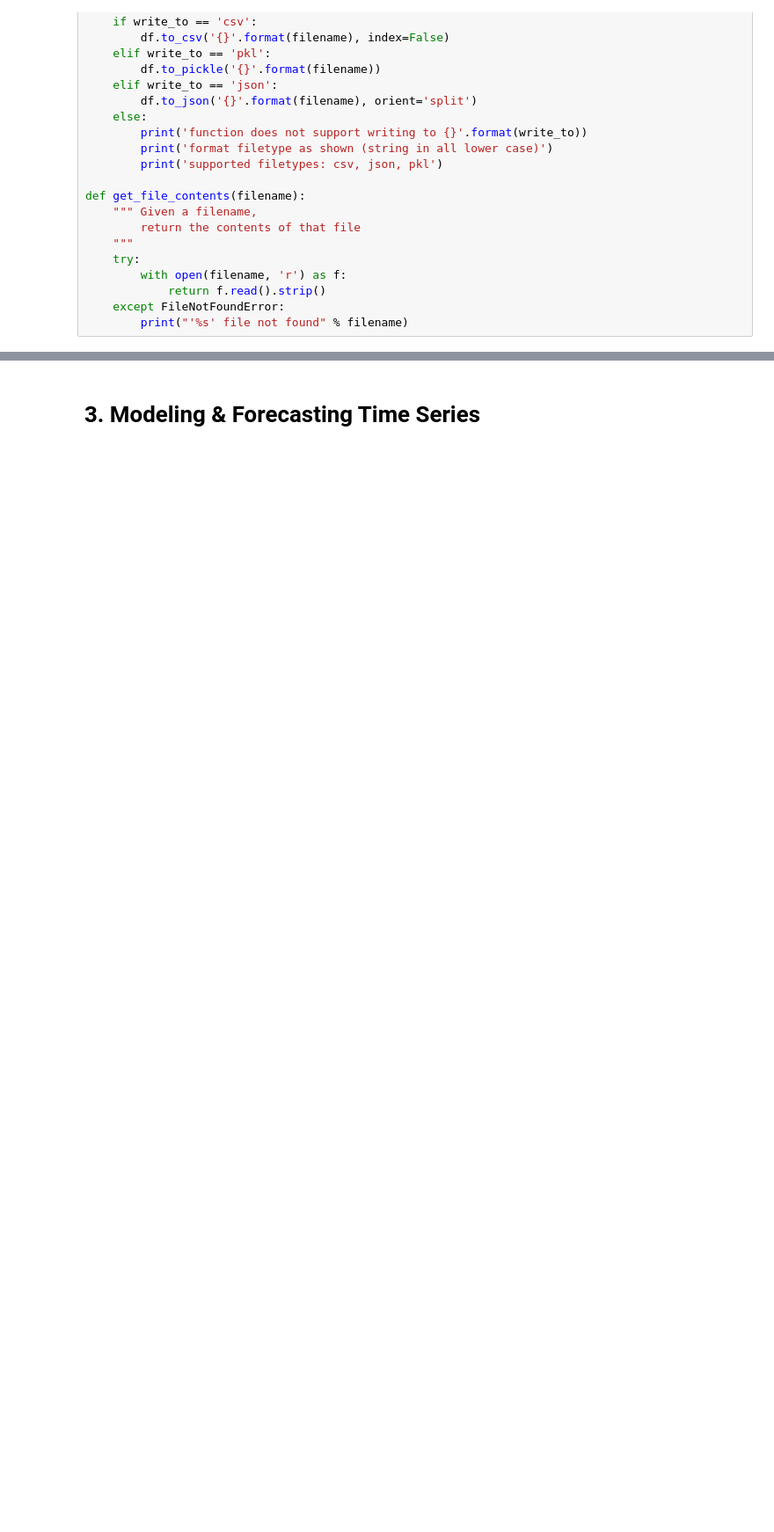
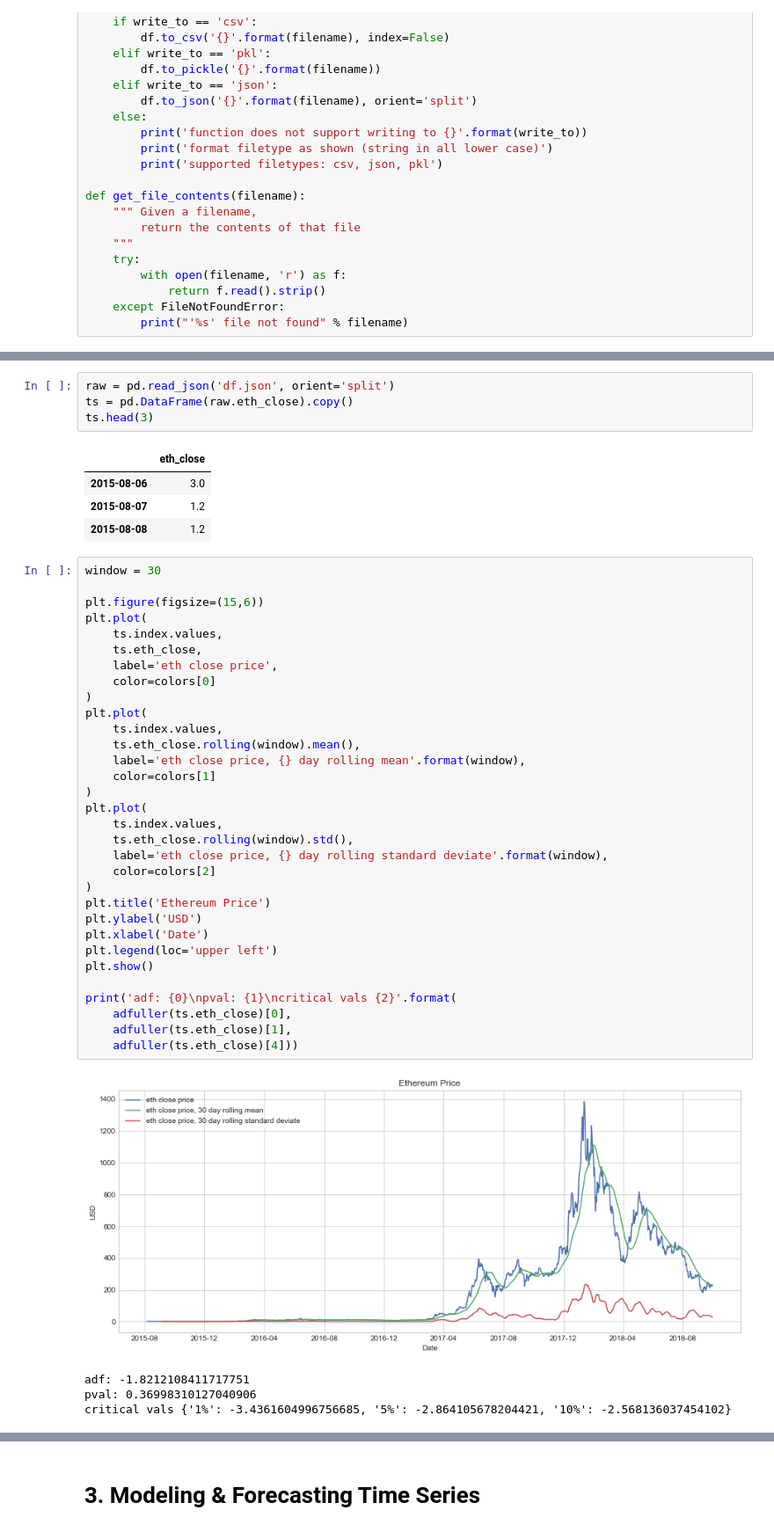
Before and after one commit to brianmcguckin/thinkful_final_capstone, a Jupyter notebook: Ethereum Time Series Analysis.ipynb, the cells around one changed output, grey strips where cells are left out. Shown at 88% size. Saved outputs shown, nothing was run; the diff lists cells and outputs as text; blank space fills up the shorter version.

```diff
--- a/Ethereum Time Series Analysis.ipynb
+++ b/Ethereum Time Series Analysis.ipynb
@@ -237,0 +304,46 @@ for coin, df in coins_d.items():
+# %%
+raw = pd.read_json('df.json', orient='split')
+ts = pd.DataFrame(raw.eth_close).copy()
+ts.head(3)
+# %% [output]
+|  | eth_close |
+| 2015-08-06 | 3.0 |
+| 2015-08-07 | 1.2 |
+| 2015-08-08 | 1.2 |
+# %%
+window = 30
+
+plt.figure(figsize=(15,6))
+plt.plot(
+    ts.index.values,
+    ts.eth_close,
+    label='eth close price',
+    color=colors[0]
+)
+plt.plot(
+    ts.index.values,
+    ts.eth_close.rolling(window).mean(),
+    label='eth close price, {} day rolling mean'.format(window),
+    color=colors[1]
+)
+plt.plot(
+    ts.index.values,
+    ts.eth_close.rolling(window).std(),
+    label='eth close price, {} day rolling standard deviate'.format(window),
+    color=colors[2]
+)
+plt.title('Ethereum Price')
+plt.ylabel('USD')
+plt.xlabel('Date')
+plt.legend(loc='upper left')
+plt.show()
+
+print('adf: {0}\npval: {1}\ncritical vals {2}'.format(
+    adfuller(ts.eth_close)[0],
+    adfuller(ts.eth_close)[1],
+    adfuller(ts.eth_close)[4]))
+# %% [output]
+[figure, added]
+adf: -1.8212108411717751
+pval: 0.36998310127040906
+critical vals {'1%': -3.4361604996756685, '5%': -2.864105678204421, '10%': -2.568136037454102}
```
Also changed, not shown: parts of 26 cells of this notebook, 1 other file.
